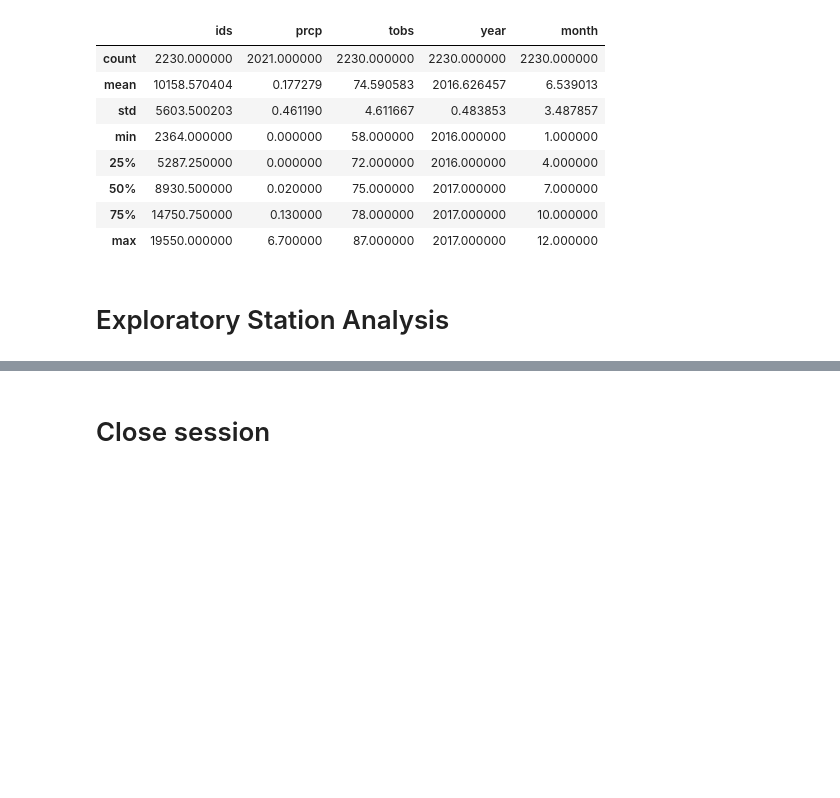
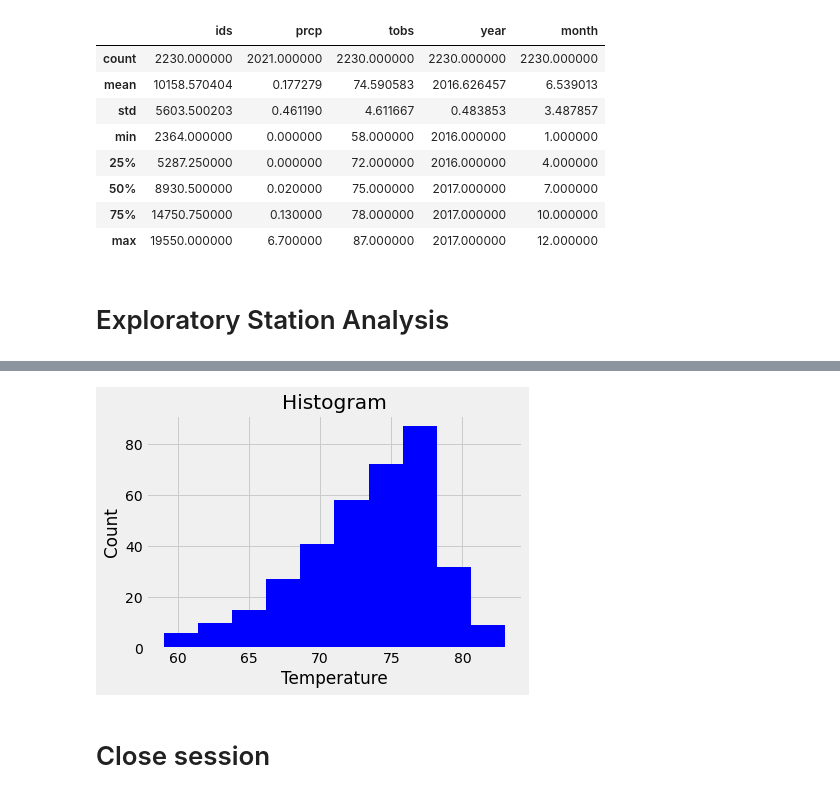
Before and after one commit to ronaldbmz/sqlalchemy-challenge, a Jupyter notebook: climate_starter.ipynb, the cells around one changed output, grey strips where cells are left out. Cells and saved outputs as stored; diff of their text form; code cells hidden in the pictures; blank space fills up the shorter version.

Commit message:
completed station analysis

```diff
--- a/climate_starter.ipynb
+++ b/climate_starter.ipynb
@@ -221,3 +232,8 @@ data_df.describe()
 # %%
 # Using the most active station id
 # Query the last 12 months of temperature observation data for this station and plot the results as a histogram
+res = session.query(Station.station,func.max(Measurement.date), func.min(Measurement.date)).\
+        join(Measurement, Measurement.station==Station.station).\
+        filter(Station.station==most_active_station).\
+        group_by(Station.station).all()
+res
@@ -223,0 +242,5 @@ data_df.describe()
+# %%
+end_Date = res[0][1]
+# Calculate the date one year from the last date in data set.
+start_Date = str(datetime.datetime.strptime(end_Date, '%Y-%m-%d').date() - datetime.timedelta(days=365))
+print(start_Date, end_Date)
@@ -223,0 +249,12 @@ data_df.describe()
+# %%
+res = session.query(Measurement.date, Measurement.tobs).\
+        filter(Measurement.station==most_active_station,Measurement.date>=start_Date, Measurement.date<=end_Date).all()
+# %%
+#saving the query result in the pandas dataframe
+data_dict2 = {
+            'date': [result[0] for result in res],
+            'tobs': [result[1] for result in res]
+}
+
+df = pd.DataFrame(data_dict2)
+df.head()
@@ -224,3 +268,14 @@ data_df.describe()
+# %%
+#histogram plot
+num_bins = 15
+x = df['tobs']
+plt.hist(x, facecolor='blue')
+plt.xlabel('Temperature')
+plt.ylabel('Count')
+plt.title('Histogram')
+plt.show()
+# %% [output]
+[figure, added]
 # %% [markdown]
 # Close session
 # %%
```
Also changed, not shown: parts of 8 cells of this notebook.
